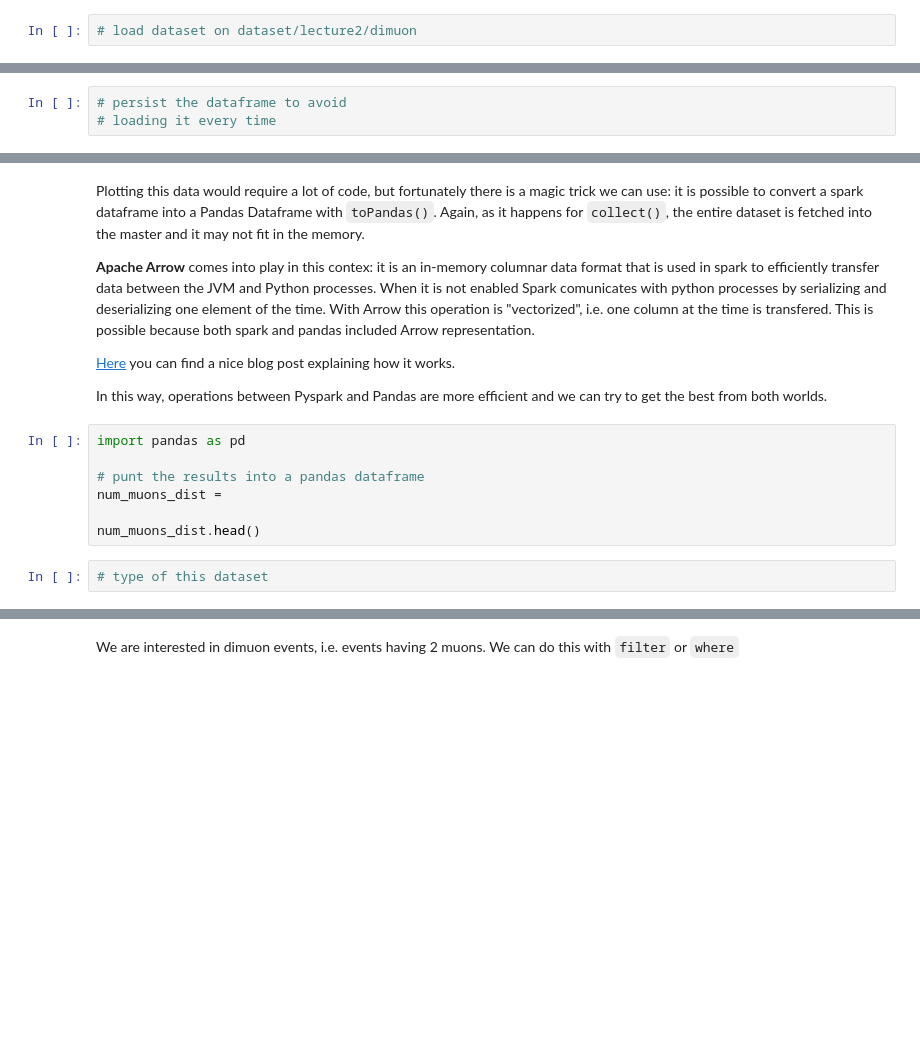
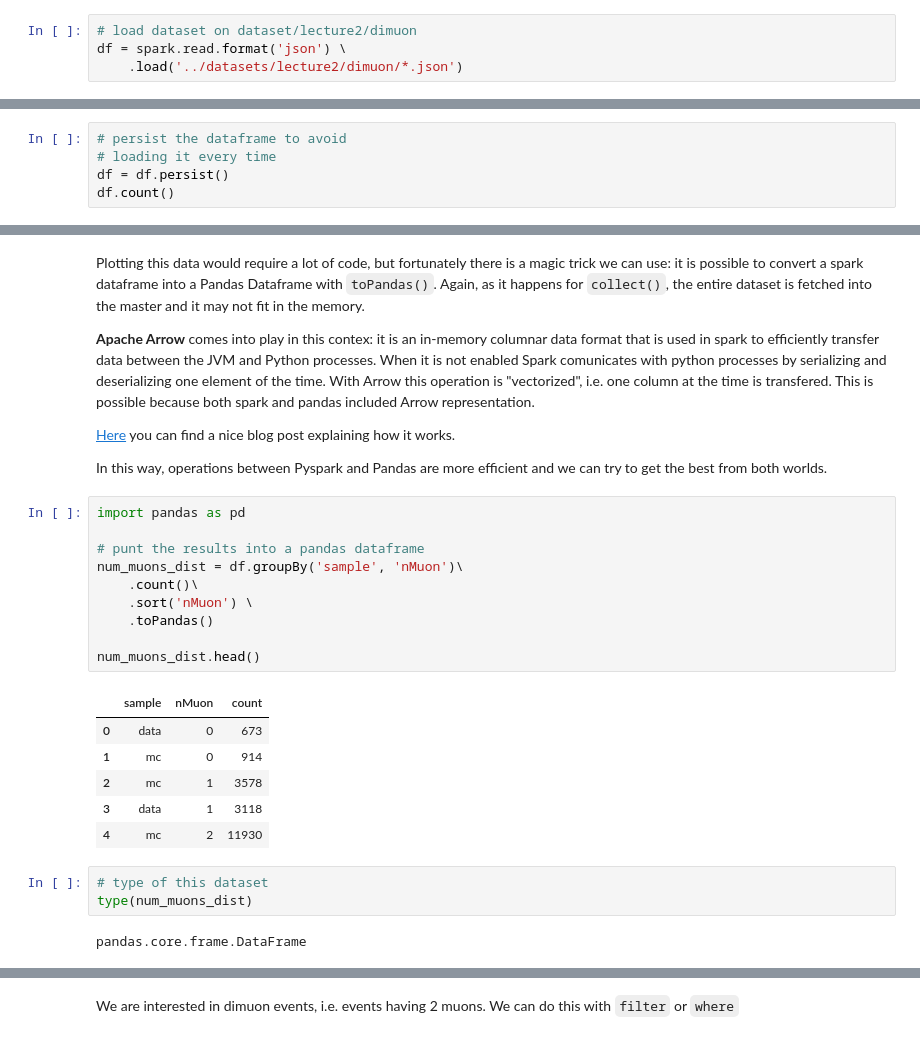
Before and after one commit to Mmiglio/MAPD2021, a Jupyter notebook: notebooks/Lecture2.ipynb, the cells around one changed output, grey strips where cells are left out. Cells and saved outputs as stored; diff of their text form; blank space fills up the shorter version.

Commit message:
Completed lecture 1 and beginning of lecture 2

```diff
--- a/notebooks/Lecture2.ipynb
+++ b/notebooks/Lecture2.ipynb
@@ -103,5 +139,7 @@ The whole dataset collected by the CMS collaboration since the start of LHC oper
 A subset of events have been extracted and preprocessed since original data are stored in ROOT files containing. The result is stored as JSON files.
 # %%
 # load dataset on dataset/lecture2/dimuon
+df = spark.read.format('json') \
+    .load('../datasets/lecture2/dimuon/*.json')
 # %%
 # dataset schema
@@ -116,3 +186,5 @@ As we will see in the next cells, the API used to interact with spark dataframes
 # %%
 # persist the dataframe to avoid
 # loading it every time
+df = df.persist()
+df.count()
@@ -131,12 +216,25 @@ In this way, operations between Pyspark and Pandas are more efficient and we can
 # %%
 import pandas as pd
 
 # punt the results into a pandas dataframe
-num_muons_dist =
+num_muons_dist = df.groupBy('sample', 'nMuon')\
+    .count()\
+    .sort('nMuon') \
+    .toPandas()
 
 num_muons_dist.head()
+# %% [output]
+|  | sample | nMuon | count |
+| 0 | data | 0 | 673 |
+| 1 | mc | 0 | 914 |
+| 2 | mc | 1 | 3578 |
+| 3 | data | 1 | 3118 |
+| 4 | mc | 2 | 11930 |
 # %%
 # type of this dataset
+type(num_muons_dist)
+# %% [output]
+pandas.core.frame.DataFrame
 # %%
 import matplotlib.pyplot as plt
 
```
Also changed, not shown: parts of 20 cells of this notebook, 1 other file.
